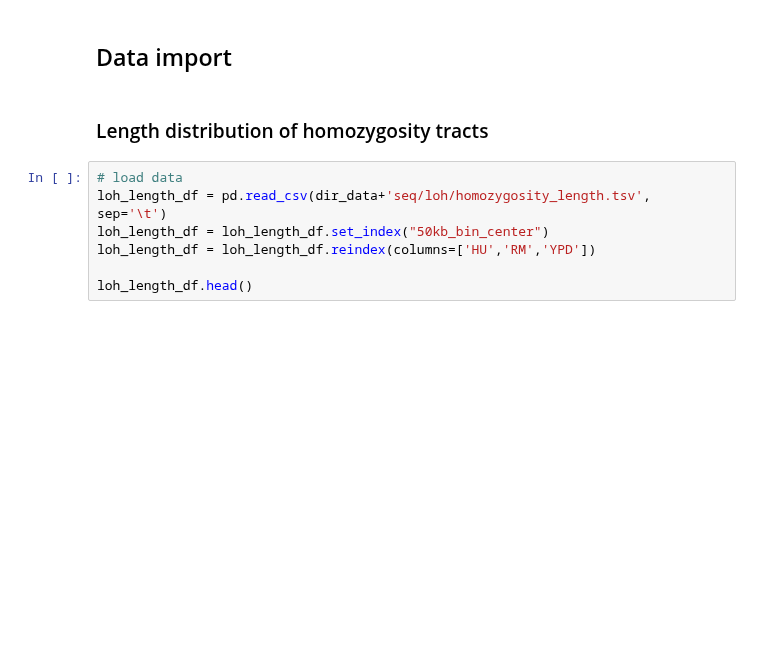
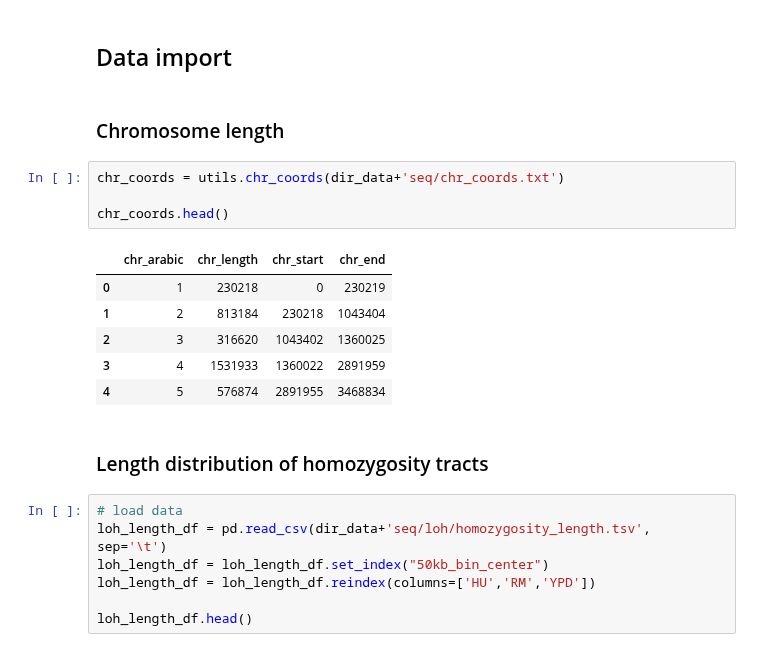
Before and after one commit to ivazquez/clonal-heterogeneity, a Jupyter notebook: src/figure3.ipynb, the cells around one changed output. Cells and saved outputs as stored; diff of their text form; blank space fills up the shorter version.

```diff
--- a/src/figure3.ipynb
+++ b/src/figure3.ipynb
@@ -48,5 +44,18 @@ The autoreload extension is already loaded. To reload it, use:
 # %% [markdown]
 ## Data import
+# %% [markdown]
+### Chromosome length
+# %%
+chr_coords = utils.chr_coords(dir_data+'seq/chr_coords.txt')
+
+chr_coords.head()
+# %% [output]
+|  | chr_arabic | chr_length | chr_start | chr_end |
+| 0 | 1 | 230218 | 0 | 230219 |
+| 1 | 2 | 813184 | 230218 | 1043404 |
+| 2 | 3 | 316620 | 1043402 | 1360025 |
+| 3 | 4 | 1531933 | 1360022 | 2891959 |
+| 4 | 5 | 576874 | 2891955 | 3468834 |
 # %% [markdown]
 ### Length distribution of homozygosity tracts
 # %%
```
Also changed, not shown: parts of 6 cells of this notebook, 6 other files.
